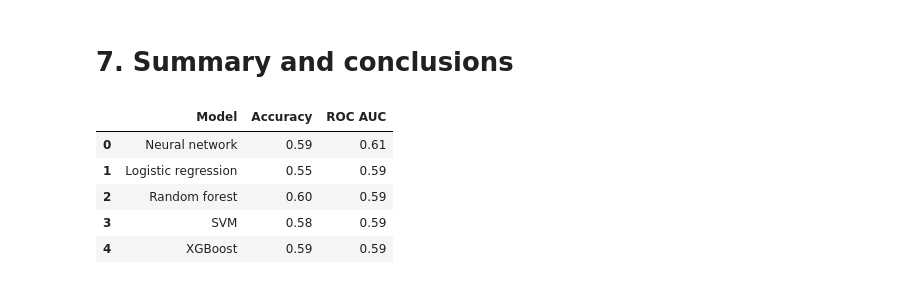
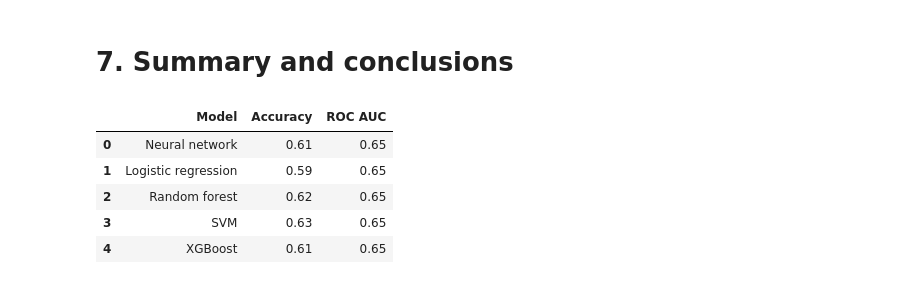
Before and after one commit to michal-owsiak/eeg-emotion-recognition-cnn, a Jupyter notebook: index.ipynb, the cells around one changed output. Saved outputs shown, nothing was run; the diff lists cells and outputs as text; code cells hidden in the pictures.

```diff
--- a/index.ipynb
+++ b/index.ipynb
@@ -647,15 +647,15 @@ ROC AUC: 0.65
 # %%
 results = pd.DataFrame({
     'Model': ['Neural network', 'Logistic regression', 'Random forest', 'SVM', 'XGBoost'],
-    'Accuracy': [0.59, 0.55, 0.60, 0.58, 0.59],
-    'ROC AUC': [0.61, 0.59, 0.59, 0.59, 0.59]
+    'Accuracy': [0.61, 0.59, 0.62, 0.63, 0.61],
+    'ROC AUC': [0.65, 0.65, 0.65, 0.65, 0.65]
 })
 
 results
 # %% [output]
 |  | Model | Accuracy | ROC AUC |
-| 0 | Neural network | 0.59 | 0.61 |
-| 1 | Logistic regression | 0.55 | 0.59 |
-| 2 | Random forest | 0.60 | 0.59 |
-| 3 | SVM | 0.58 | 0.59 |
-| 4 | XGBoost | 0.59 | 0.59 |
+| 0 | Neural network | 0.61 | 0.65 |
+| 1 | Logistic regression | 0.59 | 0.65 |
+| 2 | Random forest | 0.62 | 0.65 |
+| 3 | SVM | 0.63 | 0.65 |
+| 4 | XGBoost | 0.61 | 0.65 |
```
Also changed, not shown: parts of 6 cells of this notebook.
